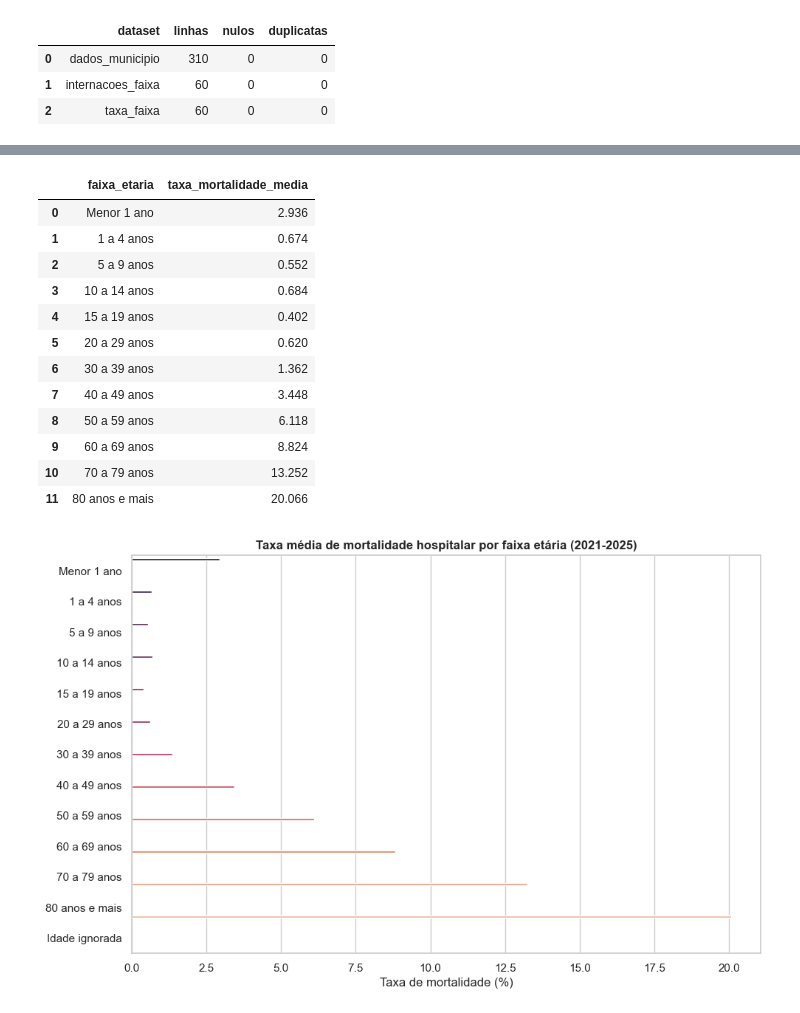
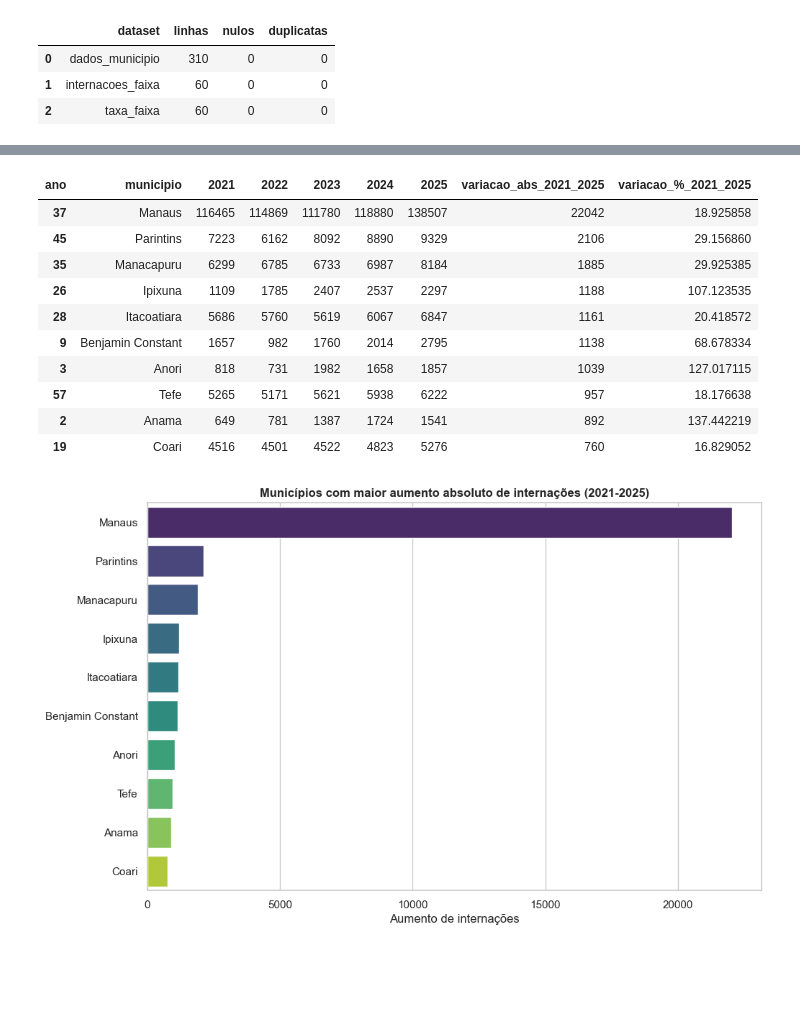
Before and after one commit to nicolasagra-dev/eda-datasus-amazonas, a Jupyter notebook: notebooks/eda_datasus_amazonas.ipynb, the cells around one changed output, grey strips where cells are left out. Cells and saved outputs as stored; diff of their text form; code cells hidden in the pictures; blank space fills up the shorter version.

```diff
--- a/notebooks/eda_datasus_amazonas.ipynb
+++ b/notebooks/eda_datasus_amazonas.ipynb
@@ -377,39 +423,52 @@ plt.show()
 # %%
-taxa_media_faixa = (
-    taxa_faixa.groupby("faixa_etaria", observed=True, as_index=False)
-    .agg(taxa_mortalidade_media=("taxa_mortalidade", "mean"))
-    .sort_values("faixa_etaria")
+crescimento_municipios = (
+    dados_municipio.pivot_table(
+        index="municipio",
+        columns="ano",
+        values="internacoes",
+        aggfunc="sum",
+    )
+    .reset_index()
 )
-taxa_media_faixa
+crescimento_municipios["variacao_abs_2021_2025"] = crescimento_municipios[2025] - crescimento_municipios[2021]
+crescimento_municipios["variacao_%_2021_2025"] = np.where(
+    crescimento_municipios[2021] > 0,
+    (crescimento_municipios[2025] / crescimento_municipios[2021] - 1) * 100,
+    np.nan,
+)
+crescimento_municipios = crescimento_municipios.sort_values("variacao_abs_2021_2025", ascending=False)
+
+crescimento_municipios.head(10)
 # %% [output]
-|  | faixa_etaria | taxa_mortalidade_media |
-| 0 | Menor 1 ano | 2.936 |
-| 1 | 1 a 4 anos | 0.674 |
-| 2 | 5 a 9 anos | 0.552 |
-| 3 | 10 a 14 anos | 0.684 |
-| 4 | 15 a 19 anos | 0.402 |
-| 5 | 20 a 29 anos | 0.620 |
-| 6 | 30 a 39 anos | 1.362 |
-| 7 | 40 a 49 anos | 3.448 |
-| 8 | 50 a 59 anos | 6.118 |
-| 9 | 60 a 69 anos | 8.824 |
-| 10 | 70 a 79 anos | 13.252 |
-| 11 | 80 anos e mais | 20.066 |
+| ano | municipio | 2021 | 2022 | 2023 | 2024 | 2025 | variacao_abs_2021_2025 | variacao_%_2021_2025 |
+| 37 | Manaus | 116465 | 114869 | 111780 | 118880 | 138507 | 22042 | 18.925858 |
+| 45 | Parintins | 7223 | 6162 | 8092 | 8890 | 9329 | 2106 | 29.156860 |
+| 35 | Manacapuru | 6299 | 6785 | 6733 | 6987 | 8184 | 1885 | 29.925385 |
+| 26 | Ipixuna | 1109 | 1785 | 2407 | 2537 | 2297 | 1188 | 107.123535 |
+| 28 | Itacoatiara | 5686 | 5760 | 5619 | 6067 | 6847 | 1161 | 20.418572 |
+| 9 | Benjamin Constant | 1657 | 982 | 1760 | 2014 | 2795 | 1138 | 68.678334 |
+| 3 | Anori | 818 | 731 | 1982 | 1658 | 1857 | 1039 | 127.017115 |
+| 57 | Tefe | 5265 | 5171 | 5621 | 5938 | 6222 | 957 | 18.176638 |
+| 2 | Anama | 649 | 781 | 1387 | 1724 | 1541 | 892 | 137.442219 |
+| 19 | Coari | 4516 | 4501 | 4522 | 4823 | 5276 | 760 | 16.829052 |
 # %%
+top_crescimento_abs = crescimento_municipios.head(10).copy()
+
 fig, ax = plt.subplots(figsize=(11, 7))
 sns.barplot(
-    data=taxa_media_faixa,
-    y="faixa_etaria",
-    x="taxa_mortalidade_media",
-    hue="faixa_etaria",
+    data=top_crescimento_abs,
+    y="municipio",
+    x="variacao_abs_2021_2025",
+    hue="municipio",
     legend=False,
-    palette="rocket",
+    palette="viridis",
     ax=ax,
 )
-ax.set_title("Taxa média de mortalidade hospitalar por faixa etária (2021-2025)")
-ax.set_xlabel("Taxa de mortalidade (%)")
+ax.set_title("Municípios com maior aumento absoluto de internações (2021-2025)")
+ax.set_xlabel("Aumento de internações")
 ax.set_ylabel("")
-fig.savefig(PROCESSED_DIR / "taxa_mortalidade_faixa_etaria.png", dpi=150, bbox_inches="tight")
+ax.ticklabel_format(style="plain", axis="x")
+fig.savefig(PROCESSED_DIR / "crescimento_municipios.png", dpi=150, bbox_inches="tight")
 plt.show()
 # %% [output]
-[figure, old version]
+[figure, new version]
```
Also changed, not shown: parts of 43 cells of this notebook, 14 other files.
